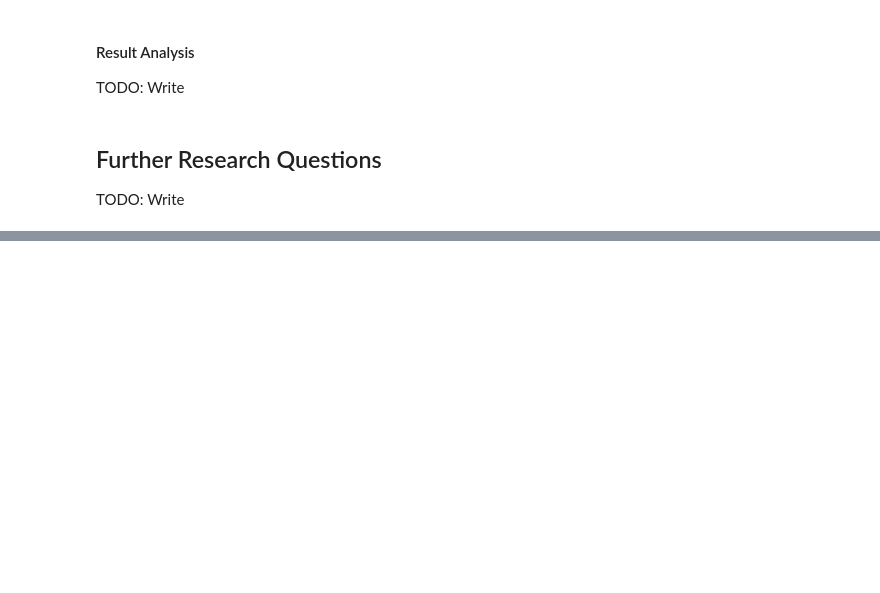
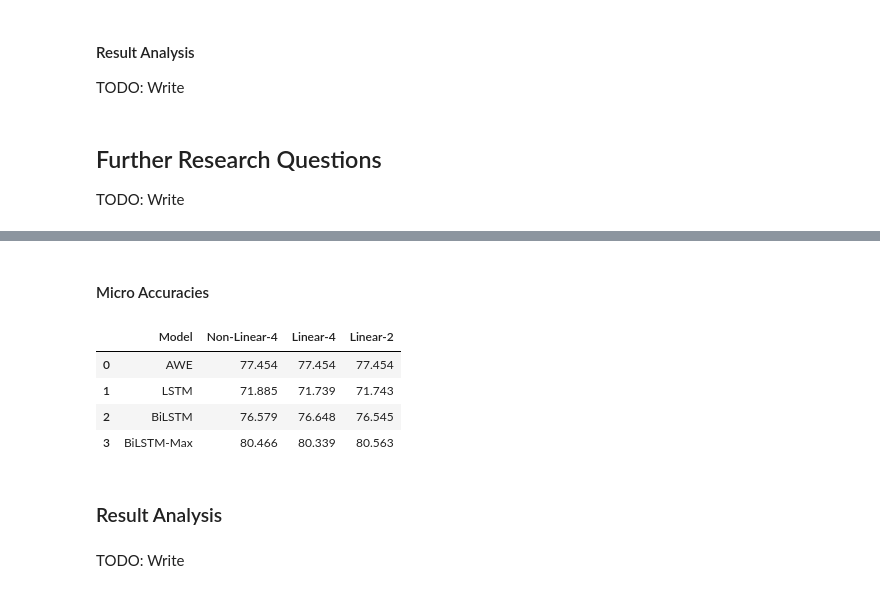
Before and after one commit to gerardPlanella/SentenceRepresentations_NLI, a Jupyter notebook: analysis.ipynb, the cells around one changed output, grey strips where cells are left out. Cells and saved outputs as stored; diff of their text form; code cells hidden in the pictures; blank space fills up the shorter version.

```diff
--- a/analysis.ipynb
+++ b/analysis.ipynb
@@ -314,0 +453,14 @@ TODO: Write
+# %% [markdown]
+#### Micro Accuracies
+# %%
+display(micro_df)
+# %% [output]
+|  | Model | Non-Linear-4 | Linear-4 | Linear-2 |
+| 0 | AWE | 77.454 | 77.454 | 77.454 |
+| 1 | LSTM | 71.885 | 71.739 | 71.743 |
+| 2 | BiLSTM | 76.579 | 76.648 | 76.545 |
+| 3 | BiLSTM-Max | 80.466 | 80.339 | 80.563 |
+# %% [markdown]
+### Result Analysis
+# %% [markdown]
+TODO: Write
```
Also changed, not shown: parts of 15 cells of this notebook, 18 other files.
